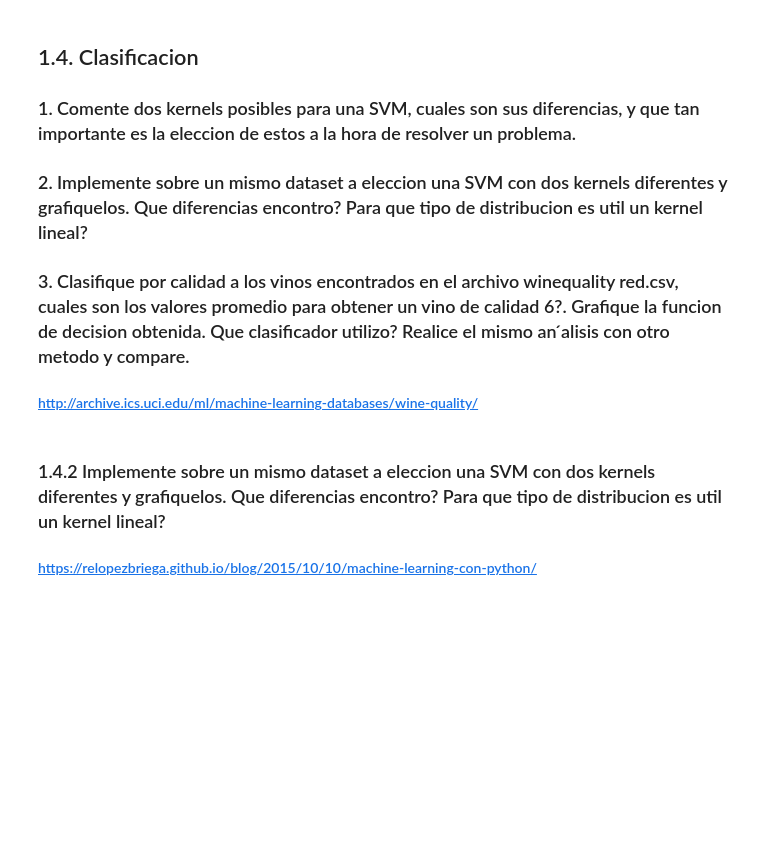
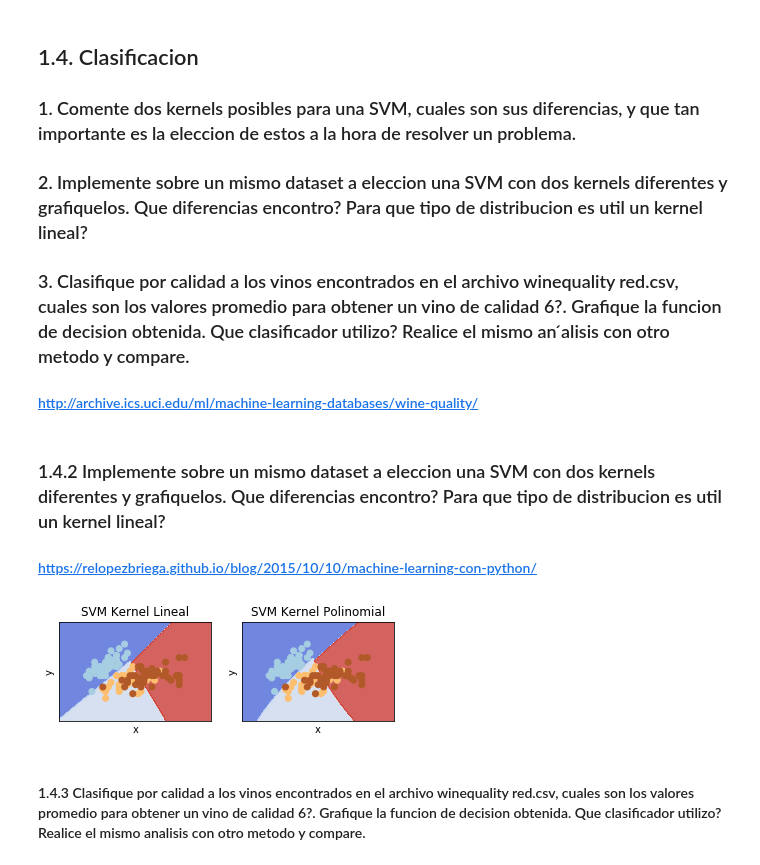
Before and after one commit to nicocarp/DSS, a Jupyter notebook: tp5/Tp5.ipynb, the cells around one changed output. Cells and saved outputs as stored; diff of their text form; code cells hidden in the pictures; blank space fills up the shorter version.

```diff
--- a/tp5/Tp5.ipynb
+++ b/tp5/Tp5.ipynb
@@ -356,35 +356,34 @@ h = .02  # tamaño de la malla del grafico
 # Creando el SVM con sus diferentes métodos
 C = 1.0  # parametro de regulacion SVM
 svc = svm.SVC(kernel='linear', C=C).fit(X, y)
-poly_svc = svm.SVC(kernel='poly', degree=3, C=C).fit(X, y)
+poly_svc = svm.SVC(kernel='poly', degree=2, C=C).fit(X, y)
 # crear el area para graficar
 x_min, x_max = X[:, 0].min() - 1, X[:, 0].max() + 1
 y_min, y_max = X[:, 1].min() - 1, X[:, 1].max() + 1
 xx, yy = np.meshgrid(np.arange(x_min, x_max, h),
                      np.arange(y_min, y_max, h))
-
 # titulos de los graficos
 titles = ['SVM Kernel Lineal','SVM Kernel Polinomial']
-
 
 for i, clf in enumerate((svc, poly_svc)):
     # Realizando el gráfico, se le asigna un color a cada punto
     plt.subplot(2, 2, i + 1)
     plt.subplots_adjust(wspace=0.2, hspace=0.2)
 
     Z = clf.predict(np.c_[xx.ravel(), yy.ravel()])
-
     Z = Z.reshape(xx.shape)
     plt.contourf(xx, yy, Z, cmap=plt.cm.coolwarm, alpha=0.8)
 
     # Graficando tambien los puntos de datos
     plt.scatter(X[:, 0], X[:, 1], c=y, cmap=plt.cm.Paired)
     plt.xlabel('x')
     plt.ylabel('y')
     plt.xlim(xx.min(), xx.max())
     plt.ylim(yy.min(), yy.max())
     plt.xticks(())
     plt.yticks(())
     plt.title(titles[i])
 
 plt.show()
+# %% [output]
+[figure, added]
@@ -427,0 +390,2 @@ confusion_matrix(y_test, predict)
+# %% [markdown]
+#### 1.4.3 Clasifique por calidad a los vinos encontrados en el archivo winequality red.csv, cuales son los valores promedio para obtener un vino de calidad 6?. Grafique la funcion de decision obtenida. Que clasificador utilizo? Realice el mismo analisis con otro metodo y compare. ####
```
Also changed, not shown: parts of 7 cells of this notebook.
